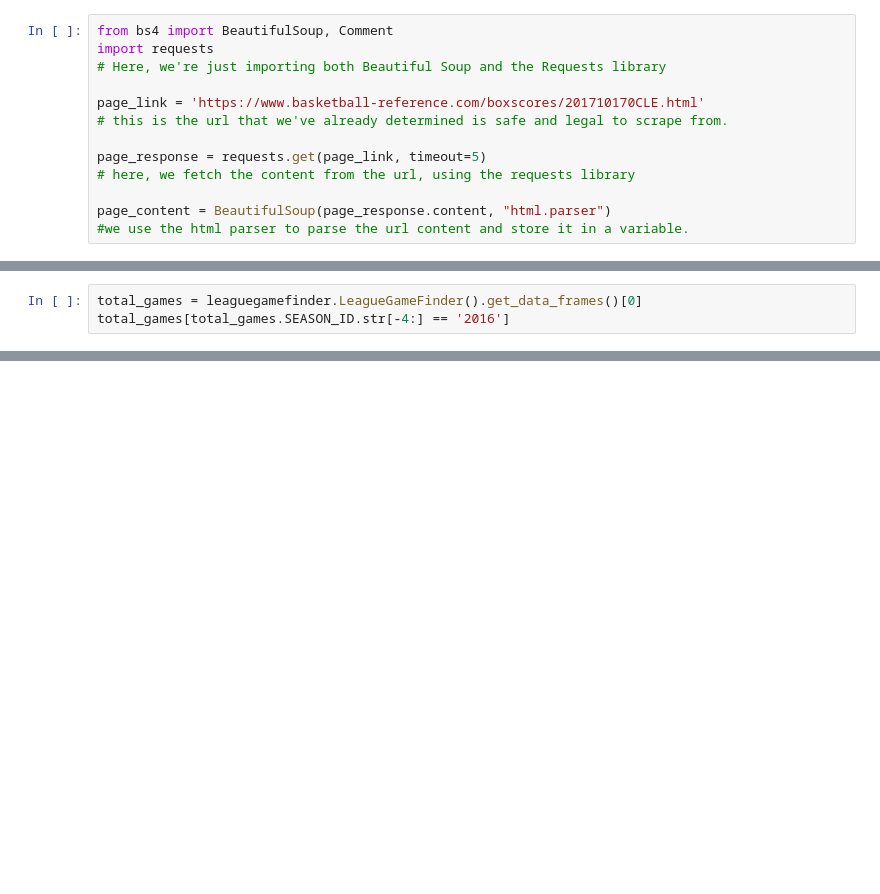
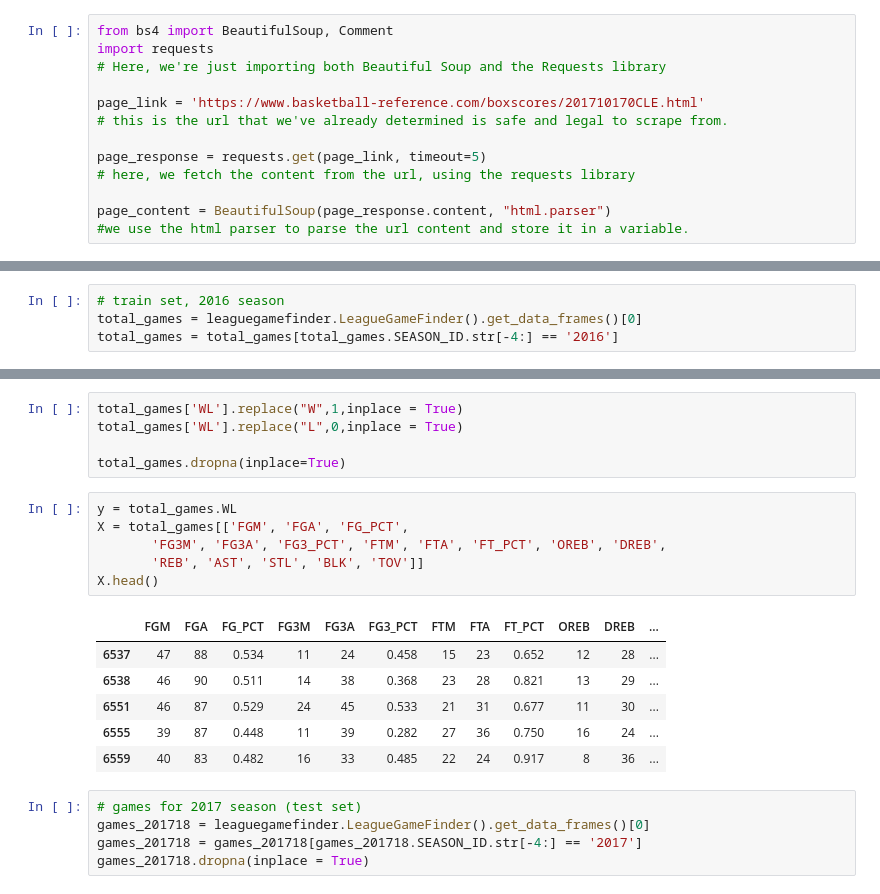
Before and after one commit to Seungmi122/STA141B_final_project, a Jupyter notebook: final_project_sm.ipynb, the cells around one changed output, grey strips where cells are left out. Saved outputs shown, nothing was run; the diff lists cells and outputs as text; blank space fills up the shorter version.

```diff
--- a/final_project_sm.ipynb
+++ b/final_project_sm.ipynb
@@ -140,3 +172,4 @@ It is obvious that the more assistance counts, the more likely to win.
 # %%
+# train set, 2016 season
 total_games = leaguegamefinder.LeagueGameFinder().get_data_frames()[0]
-total_games[total_games.SEASON_ID.str[-4:] == '2016']
+total_games = total_games[total_games.SEASON_ID.str[-4:] == '2016']
@@ -161,0 +184,23 @@ total_games[total_games.SEASON_ID.str[-4:] == '2016']
+# %%
+total_games['WL'].replace("W",1,inplace = True)
+total_games['WL'].replace("L",0,inplace = True)
+
+total_games.dropna(inplace=True)
+# %%
+y = total_games.WL
+X = total_games[['FGM', 'FGA', 'FG_PCT',
+       'FG3M', 'FG3A', 'FG3_PCT', 'FTM', 'FTA', 'FT_PCT', 'OREB', 'DREB',
+       'REB', 'AST', 'STL', 'BLK', 'TOV']]
+X.head()
+# %% [output]
+|  | FGM | FGA | FG_PCT | FG3M | FG3A | FG3_PCT | FTM | FTA | FT_PCT | OREB | DREB | ... |
+| 6537 | 47 | 88 | 0.534 | 11 | 24 | 0.458 | 15 | 23 | 0.652 | 12 | 28 | ... |
+| 6538 | 46 | 90 | 0.511 | 14 | 38 | 0.368 | 23 | 28 | 0.821 | 13 | 29 | ... |
+| 6551 | 46 | 87 | 0.529 | 24 | 45 | 0.533 | 21 | 31 | 0.677 | 11 | 30 | ... |
+| 6555 | 39 | 87 | 0.448 | 11 | 39 | 0.282 | 27 | 36 | 0.750 | 16 | 24 | ... |
+| 6559 | 40 | 83 | 0.482 | 16 | 33 | 0.485 | 22 | 24 | 0.917 | 8 | 36 | ... |
+# %%
+# games for 2017 season (test set)
+games_201718 = leaguegamefinder.LeagueGameFinder().get_data_frames()[0]
+games_201718 = games_201718[games_201718.SEASON_ID.str[-4:] == '2017']
+games_201718.dropna(inplace = True)
```
Also changed, not shown: parts of 24 cells of this notebook.
